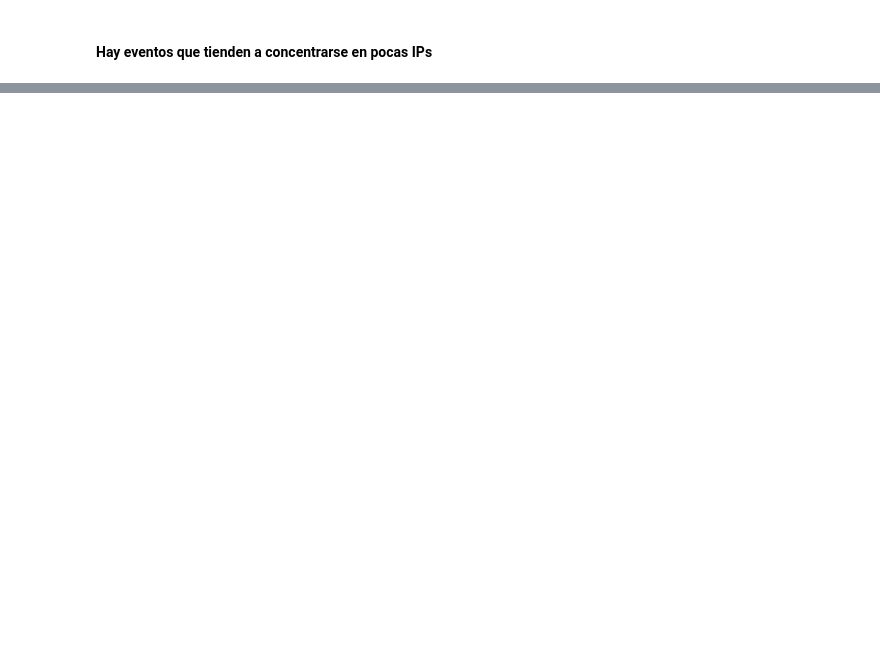
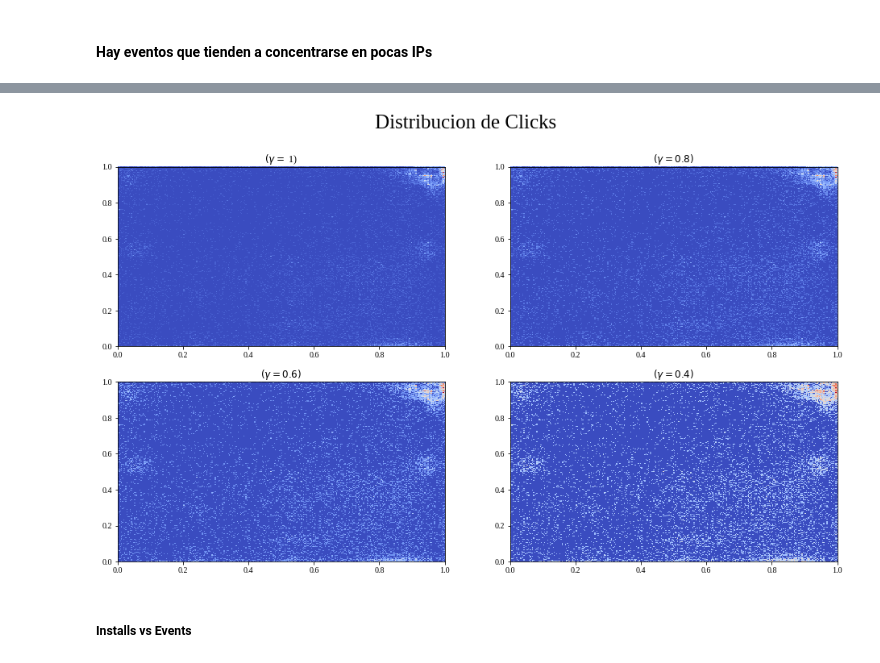
Before and after one commit to freedocx/7506Jampp, a Jupyter notebook: AnalisisExploratorio.ipynb, the cells around one changed output, grey strips where cells are left out. Saved outputs shown, nothing was run; the diff lists cells and outputs as text; code cells hidden in the pictures; blank space fills up the shorter version.

```diff
--- a/AnalisisExploratorio.ipynb
+++ b/AnalisisExploratorio.ipynb
@@ -277,8 +228,10 @@ dum
 # %%
-tox=toplot.event_id.tolist()
+tox=toplot.event_id.astype('str').tolist()
+my_cmap = plt.cm.get_cmap('coolwarm')
+colors = my_cmap(1 - toplot.dispersion)
 height = toplot.events_count.tolist()
-fig, ax = plt.subplots(figsize=(10,6))
-rects1 = ax.bar(tox, height , color='#1F85DE',edgecolor='#265680', align='center')
+fig, ax = plt.subplots(figsize=(10,7))
+rects1 = ax.bar(tox, height , color = colors, align='center',edgecolor='#0C1712')
 #### titulos
 ax.set_title('Eventos mas comunes.')
 ax.set_ylabel('Cantidad de Eventos')
@@ -289,4 +242,10 @@ autolabel(rects1)
 removeSpines(ax)
 ### aplico la funcion autolabel para poner la cantidad sobre cada barra
 ### se remueven los bordes
+
+sm = plt.cm.ScalarMappable(cmap=my_cmap)
+sm.set_array([])
+
+cbar = plt.colorbar(sm)
+cbar.set_label('Nivel de concentracion', rotation=270,labelpad=25)
 plt.show()
@@ -316,0 +274,17 @@ clicks.touchY = clicks.touchY.apply(lambda x: round(x,1))
+# %%
+fig, axes = plt.subplots(2,2,figsize=(16,9))
+fig.suptitle('Distribucion de Clicks',fontsize = 25)
+axes[0, 0].set_title(r'$(\gamma=%1.1f)$ 1)')
+axes[0, 0].hist2d(clicks.touchX.tolist(), clicks.touchY.tolist(), bins=(300,300),\
+                 cmap = 'coolwarm')
+gammas = [0.8, 0.6, 0.4]
+for ax, gamma in zip(axes.flat[1:], gammas):
+    ax.set_title(r'$(\gamma=%1.1f)$' % gamma)
+    ax.hist2d(clicks.touchX.tolist(),clicks.touchY.tolist(),cmap = 'coolwarm',\
+              bins=(300,300), norm=mcolors.PowerNorm(gamma))
+
+plt.show()
+# %% [output]
+[figure, added]
+# %% [markdown]
+##### Installs vs Events
```
Also changed, not shown: parts of 84 cells of this notebook, 1 other file.
